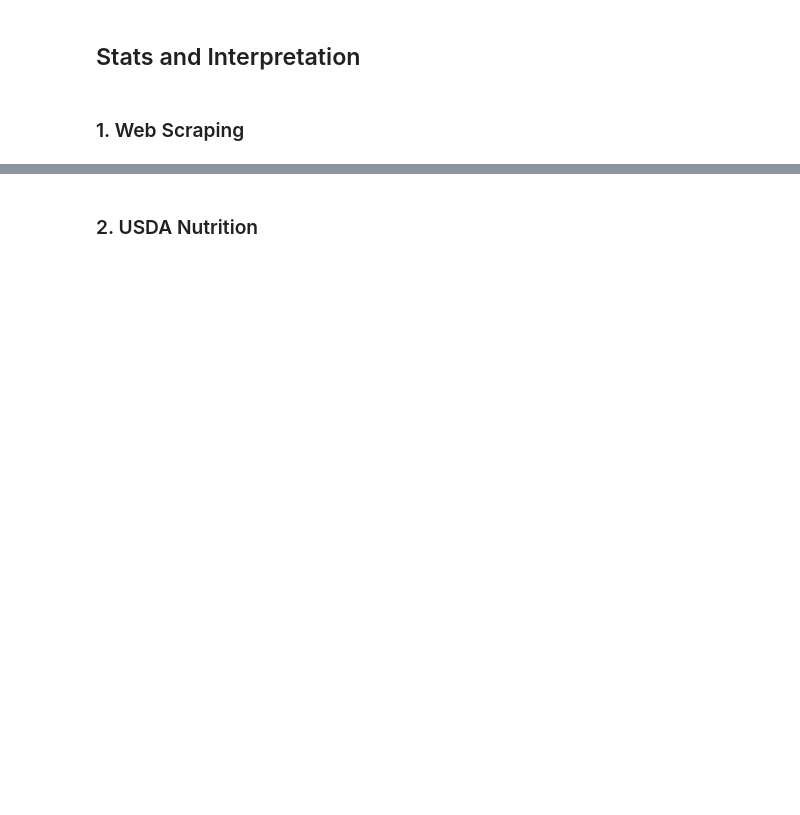
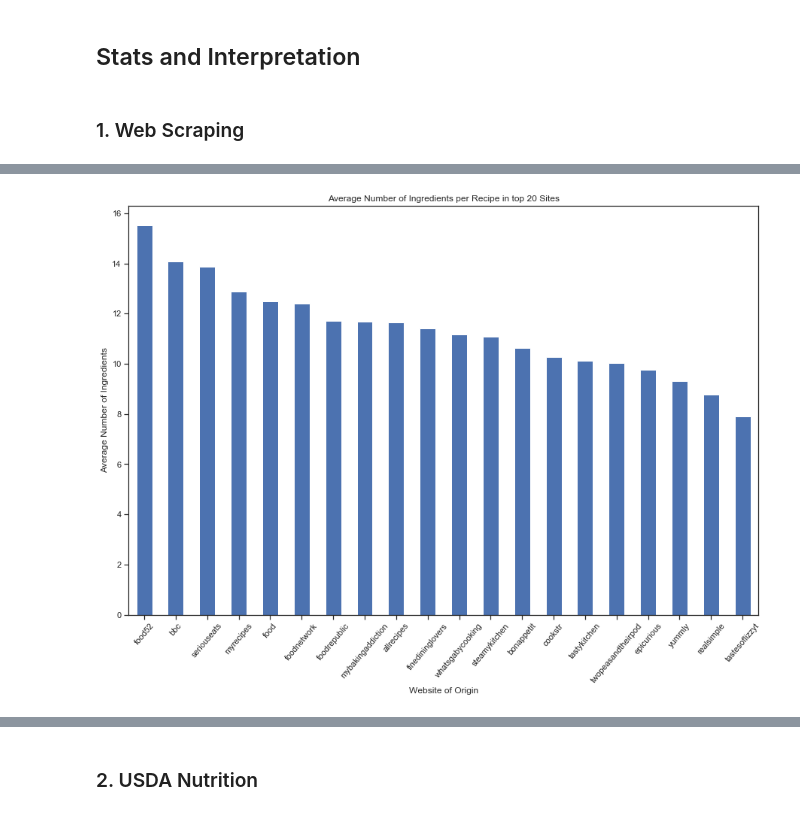
Before and after one commit to nemasobhani/Nutrition-from-Web-Scraped-Recipes, a Jupyter notebook: Project_Final_Report.ipynb, the cells around one changed output, grey strips where cells are left out. Cells and saved outputs as stored; diff of their text form; code cells hidden in the pictures; blank space fills up the shorter version.

```diff
--- a/Project_Final_Report.ipynb
+++ b/Project_Final_Report.ipynb
@@ -91,0 +131,10 @@ ModuleNotFoundError: No module named 'NG_analysis'
+# %%
+plt.figure(figsize=(15,10))
+wb_topsum.AveNumIngr.sort_values(ascending=False).plot.bar()
+plt.xticks(rotation=50)
+plt.title('Average Number of Ingredients per Recipe in top 20 Sites')
+plt.xlabel("Website of Origin")
+plt.ylabel("Average Number of Ingredients")
+plt.show()
+# %% [output]
+[figure, added]
```
Also changed, not shown: parts of 29 cells of this notebook, 5 other files.
